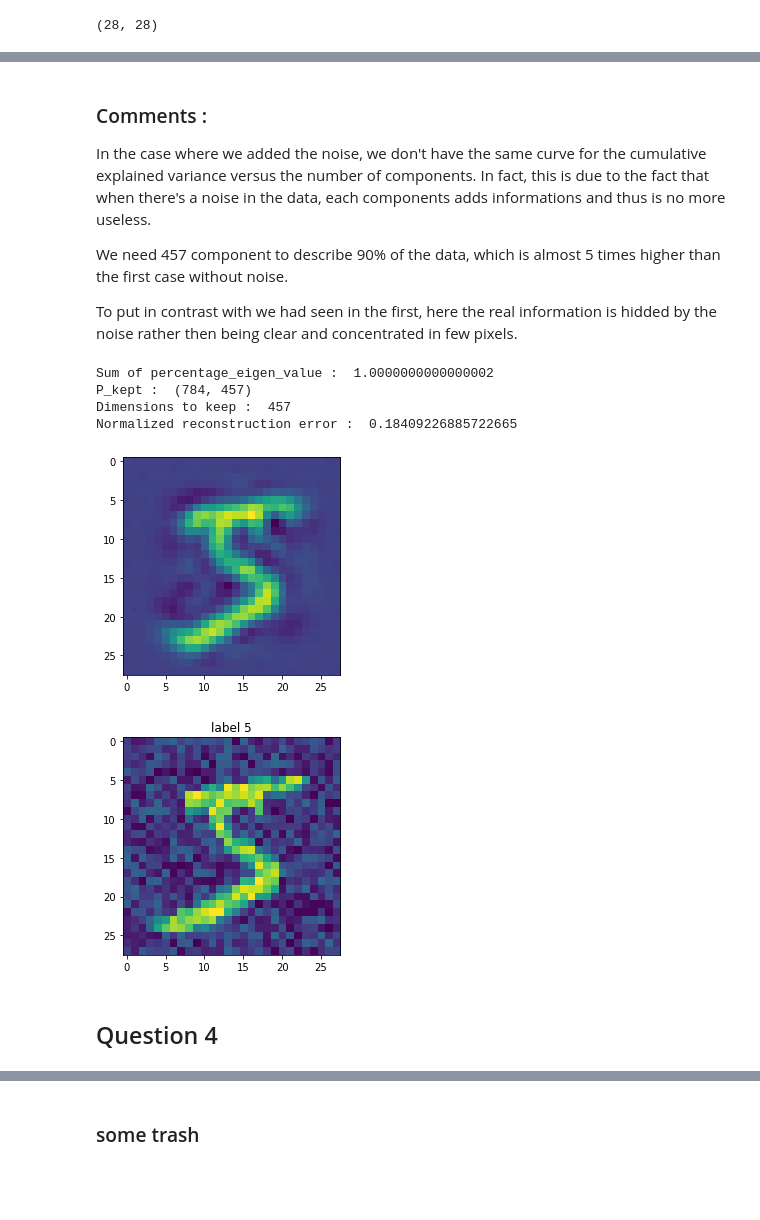
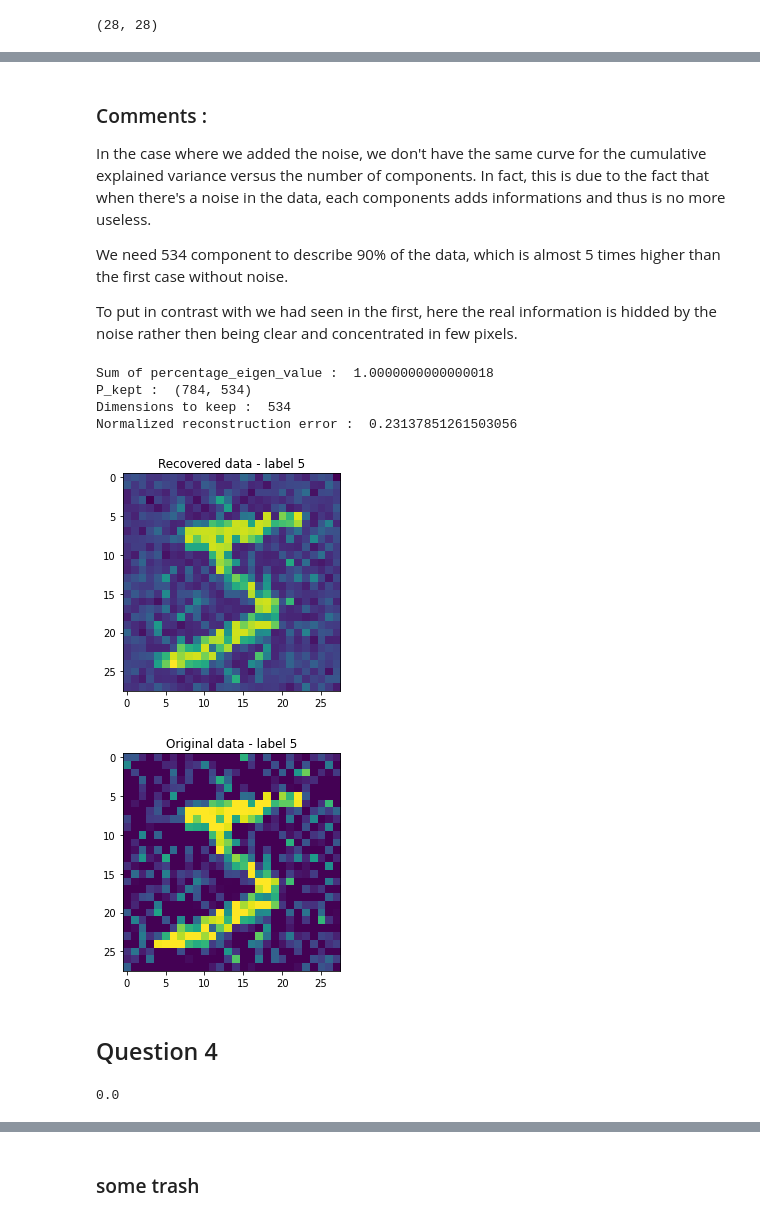
Before and after one commit to Panongbene/masster2IPP, a Jupyter notebook: TP_PCA_BOUNHAR_SAWADOGO_YEH.ipynb, the cells around one changed output, grey strips where cells are left out. Cells and saved outputs as stored; diff of their text form; code cells hidden in the pictures; blank space fills up the shorter version.

```diff
--- a/TP_PCA_BOUNHAR_SAWADOGO_YEH.ipynb
+++ b/TP_PCA_BOUNHAR_SAWADOGO_YEH.ipynb
@@ -230,5 +310,6 @@ print(P.shape)
 # %% [output]
 (784, 784)
 # %%
+w = -np.sort(-w)
 w_kept = w[:d]
 P_kept = np.diag(w_kept)
@@ -469,10 +514,21 @@ Normalized reconstruction error :  0.02121724407664908
 ## Question 3
 ### Adding Noise to image data
 # %%
-def generateNoise(data, sigma):
+def generateNoise(data, sigma2, mean=0):
 
-    bruit = sigma*np.random.rand(data.shape[0], data.shape[1])
+    #cov_matrix = sigma2*np.diag([1,1])
+    #bruit = sigma2*np.random.multivariate_normal(mean, cov_matrix, data.shape[0])
+
+    bruit = np.random.normal(mean, sigma2, data.shape)       #(data.shape[0], data.shape[1])
+
+    # we add the noise
     data_bruite = data + bruit
+
+    # Rescalling the pixels new values to [0,255]  to avoid having pixels with values greater than 255 or less than 0.
+    #data_bruite[ data_bruite > 255 ] = 255
+    #data_bruite[ data_bruite < 0 ] = 0
+    data_bruite = np.clip(data_bruite, 0, 1)
+    #reshaping the data
     data_bruite[0].reshape(28,28).shape
 
     return data_bruite
@@ -484,9 +540,9 @@ def plotImageData(nbrImageToPlot, data, label):
         plt.title('label %d'%(label[k]))
         plt.show()
 
-def addNoiseToData(data, label, sigma, nbrImageToPlot) :
+def addNoiseToData(data, label, sigma2, nbrImageToPlot, mean=0) :
 
-    data_bruite = generateNoise(data, sigma)
+    data_bruite = generateNoise(data, sigma2, mean)
     plotImageData(nbrImageToPlot, data_bruite, label)
 
     return data_bruite
@@ -496,6 +552,9 @@ x_train[0].reshape(28,28).shape
 (28, 28)
 # %%
 sigma2 = 0.25
+mean = 0
 nbrImageToPlot = 2
-data_bruite = addNoiseToData(x_train, y_train, sigma, nbrImageToPlot)
+data_bruite = addNoiseToData(x_train, y_train, sigma2, nbrImageToPlot, mean)
+print("min : ",np.min(data_bruite))
+print("max : ",np.max(data_bruite))
 # %% [output]
@@ -516,32 +577,39 @@ Normalized reconstruction error :  0.31913006790403686
 
 In the case where we added the noise, we don't have the same curve for the cumulative explained variance versus the number of components. In fact, this is due to the fact that when there's a noise in the data, each components adds informations and thus is no more useless.
 
-We need 457 component to describe 90% of the data, which is almost 5 times higher than the first case without noise.
+We need 534 component to describe 90% of the data, which is almost 5 times higher than the first case without noise.
 
 To put in contrast with we had seen in the first, here the real information is hidded by the noise rather then being clear and  concentrated in few pixels.
 # %%
-Xhat_test, Y, d, reconstructionError = PCA(data_bruite, forcedNbrDim, desiredCumulativePercentage=0.9)
+desiredCumulativePercentage=0.9
+forcedNbrDim = -1
+
+Xhat_test, Y, d, reconstructionError = PCA(data_bruite, forcedNbrDim, desiredCumulativePercentage)
 # %% [output]
-Sum of percentage_eigen_value :  1.0000000000000002
-P_kept :  (784, 457)
-Dimensions to keep :  457
-Normalized reconstruction error :  0.18409226885722665
+Sum of percentage_eigen_value :  1.0000000000000018
+P_kept :  (784, 534)
+Dimensions to keep :  534
+Normalized reconstruction error :  0.23137851261503056
 # %%
 i = 0
 
-xhat_im = Xhat[i].real.reshape(28,28)
+xhat_im = Xhat_test[i].real.reshape(28,28)
 plt.imshow(xhat_im)
+plt.title('Recovered data - label %d'%(y_train[i]))
 plt.show()
 
 x_im = data_bruite[i].real.reshape(28,28)
 plt.imshow(x_im)
-plt.title('label %d'%(y_train[i]))
-
+plt.title('Original data - label %d'%(y_train[i]))
 plt.show()
 # %% [output]
-[figure, old version]
+[figure, new version]
-[figure, old version]
+[figure, new version]
 # %% [markdown]
 ## Question 4
+# %%
+np.min(data_bruite)
+# %% [output]
+0.0
 # %%
 sigmas2 = [0.15, 0.25, 0.50]
```
Also changed, not shown: parts of 28 cells of this notebook.
